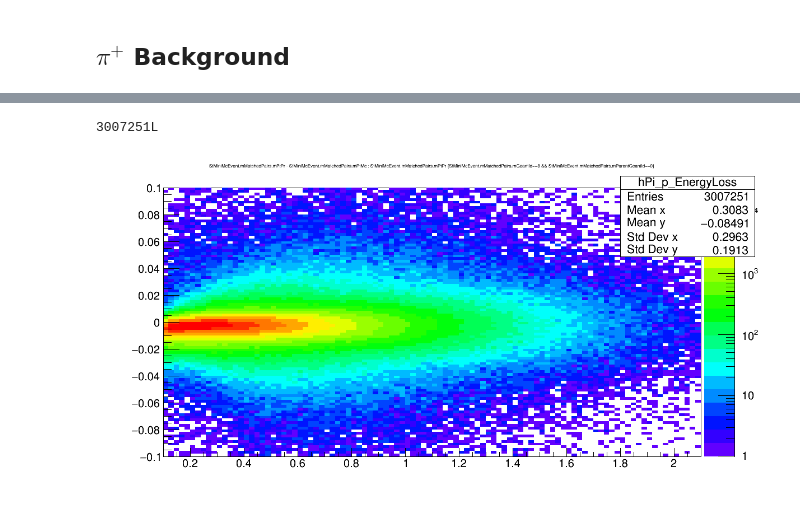
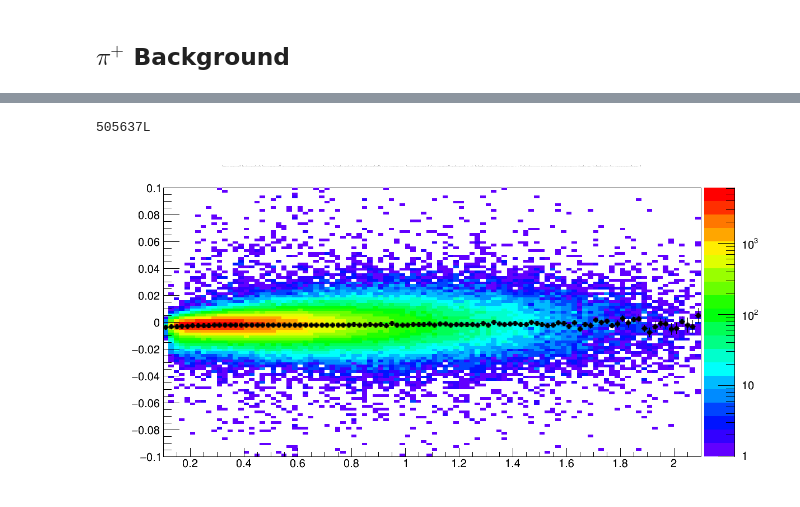
Before and after one commit to jdbrice/ipyLog, a Jupyter notebook: Rcp/urqmd/Pion_plus_Corrections.ipynb, the cells around one changed output, grey strips where cells are left out. Saved outputs shown, nothing was run; the diff lists cells and outputs as text; code cells hidden in the pictures.

```diff
--- a/Rcp/urqmd/Pion_plus_Corrections.ipynb
+++ b/Rcp/urqmd/Pion_plus_Corrections.ipynb
@@ -55,2 +11,16 @@ can2 = Canvas( width=1200, height=600)
 # %%
-mc.Draw( "StMiniMcEvent.mMatchedPairs.mParentGeantId>>hComp( 34, -0.5, 33.5)", "StMiniMcEvent.mMatchedPairs.mGeantId==8 && StMiniMcEvent.mMatchedPairs.mPtPr > 0.4 && StMiniMcEvent.mMatchedPairs.mPtMc < 0.5 && StMiniMcEvent.mMatchedPairs.mDedxPts > 10 && StMiniMcEvent.mMatchedPairs.mFitPts > 15 && StMiniMcEvent.mMatchedPairs.mFitPts / StMiniMcEvent.mMatchedPairs.mAllPts > 0.52 && StMiniMcEvent.mMatchedPairs.mDcaGl < 1.0 && StMiniMcEvent.mMatchedPairs.mPtGl/StMiniMcEvent.mMatchedPairs.mPtPr < 10.0 / 7.0 && StMiniMcEvent.mMatchedPairs.mPtGl/StMiniMcEvent.mMatchedPairs.mPtPr > 7.0 / 10.0 && StMiniMcEvent.mNUncorrectedPrimaries > 5  " )
+can = Canvas( width=1200, height=600)
+R.gStyle.SetOptStat( 0 )
+
+dedx = "StMiniMcEvent.mMatchedPairs.mDedxPts > 10"
+fit = "StMiniMcEvent.mMatchedPairs.mFitPts > 15"
+fitr = "StMiniMcEvent.mMatchedPairs.mFitPts / StMiniMcEvent.mMatchedPairs.mAllPts > 0.52"
+ptr = "StMiniMcEvent.mMatchedPairs.mPtGl/StMiniMcEvent.mMatchedPairs.mPtPr < 10.0 / 7.0 && StMiniMcEvent.mMatchedPairs.mPtGl/StMiniMcEvent.mMatchedPairs.mPtPr > 7.0 / 10.0";
+rm = "StMiniMcEvent.mNUncorrectedPrimaries > 5"; # selects 0%-80% centrality
+vR = "sqrt( StMiniMcEvent.mVertexX*StMiniMcEvent.mVertexX + (StMiniMcEvent.mVertexY + 0.89)*(StMiniMcEvent.mVertexY + 0.89) ) < 1.0"
+dca = "StMiniMcEvent.mMatchedPairs.mDcaGl < 1.0 "
+
+pid = "StMiniMcEvent.mMatchedPairs.mGeantId == 8"
+pt = "StMiniMcEvent.mMatchedPairs.mPtPr > 0.5 && StMiniMcEvent.mMatchedPairs.mPtPr < 0.6"
+
+allCuts = pid + " && " + dedx + " && " + fit + " && " + fitr  + " && " + ptr + " && " + rm + " && " + vR + " && " + dca
@@ -86,12 +72,14 @@ can2
 # %%
-hstr = ">>hPi_p_EnergyLoss(100, 0.1, 2.1, 100, -0.1, 0.1)"
-mc.Draw( "StMiniMcEvent.mMatchedPairs.mPtPr - StMiniMcEvent.mMatchedPairs.mPtMc : StMiniMcEvent.mMatchedPairs.mPtPr" + hstr, "StMiniMcEvent.mMatchedPairs.mGeantId==8 && StMiniMcEvent.mMatchedPairs.mParentGeantId==0", "colz")
+hstr = ">>hEnergyLoss(100, 0.1, 2.1, 100, -0.1, 0.1)"
+mc.Draw( "StMiniMcEvent.mMatchedPairs.mPtPr - StMiniMcEvent.mMatchedPairs.mPtMc : StMiniMcEvent.mMatchedPairs.mPtPr" + hstr, "StMiniMcEvent.mMatchedPairs.mParentGeantId==0 && " + allCuts)
 # %% [output]
-3007251L
+505637L
 # %%
-R.hPi_p_EnergyLoss.Draw("colz")
+R.hEnergyLoss.Draw("colz")
 R.gPad.SetLogy(0)
 R.gPad.SetLogz(1)
-can2
+elprof = R.hEnergyLoss.ProfileX()
+elprof.Draw("same" )
+can
 # %% [output]
-[figure, old version]
+[figure, new version]
```
Also changed, not shown: parts of 14 cells of this notebook, 4 other files.
